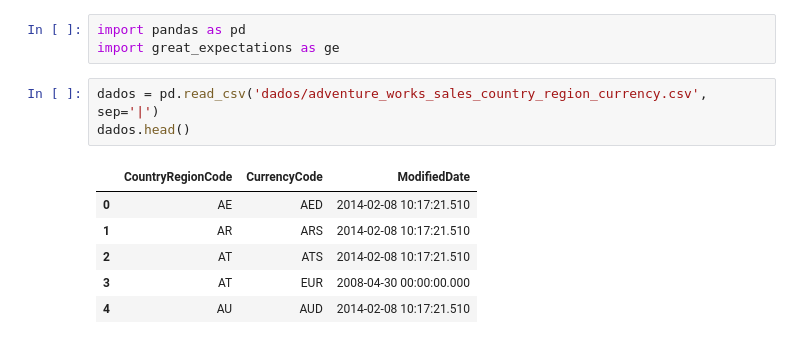
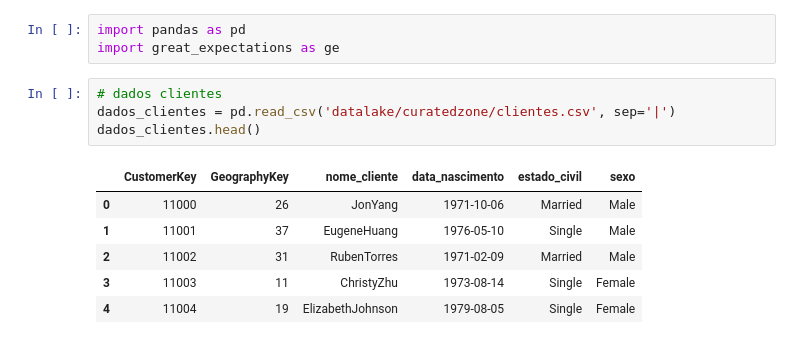
Before and after one commit to cglima/CASSIANA_BARRETO_DDF_TECH_032024, a Jupyter notebook: quality-date.ipynb, the cells around one changed output. Saved outputs shown, nothing was run; the diff lists cells and outputs as text.

```diff
--- a/quality-date.ipynb
+++ b/quality-date.ipynb
@@ -24,12 +24,13 @@ Resposta: Garantir a alta qualidade de dados é fundamental para otimizar a gest
 import pandas as pd
 import great_expectations as ge
 # %%
-dados = pd.read_csv('dados/adventure_works_sales_country_region_currency.csv', sep='|')
-dados.head()
+# dados clientes
+dados_clientes = pd.read_csv('datalake/curatedzone/clientes.csv', sep='|')
+dados_clientes.head()
 # %% [output]
-|  | CountryRegionCode | CurrencyCode | ModifiedDate |
-| 0 | AE | AED | 2014-02-08 10:17:21.510 |
-| 1 | AR | ARS | 2014-02-08 10:17:21.510 |
-| 2 | AT | ATS | 2014-02-08 10:17:21.510 |
-| 3 | AT | EUR | 2008-04-30 00:00:00.000 |
-| 4 | AU | AUD | 2014-02-08 10:17:21.510 |
+|  | CustomerKey | GeographyKey | nome_cliente | data_nascimento | estado_civil | sexo |
+| 0 | 11000 | 26 | JonYang | 1971-10-06 | Married | Male |
+| 1 | 11001 | 37 | EugeneHuang | 1976-05-10 | Single | Male |
+| 2 | 11002 | 31 | RubenTorres | 1971-02-09 | Married | Male |
+| 3 | 11003 | 11 | ChristyZhu | 1973-08-14 | Single | Female |
+| 4 | 11004 | 19 | ElizabethJohnson | 1979-08-05 | Single | Female |
```
Also changed, not shown: parts of 22 cells of this notebook.
